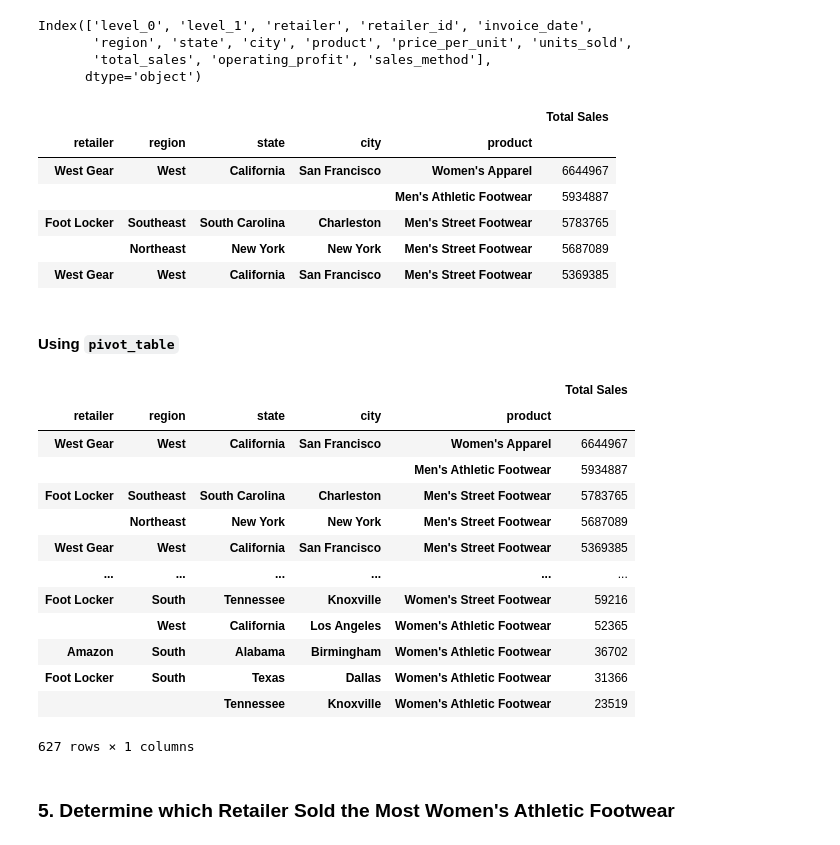
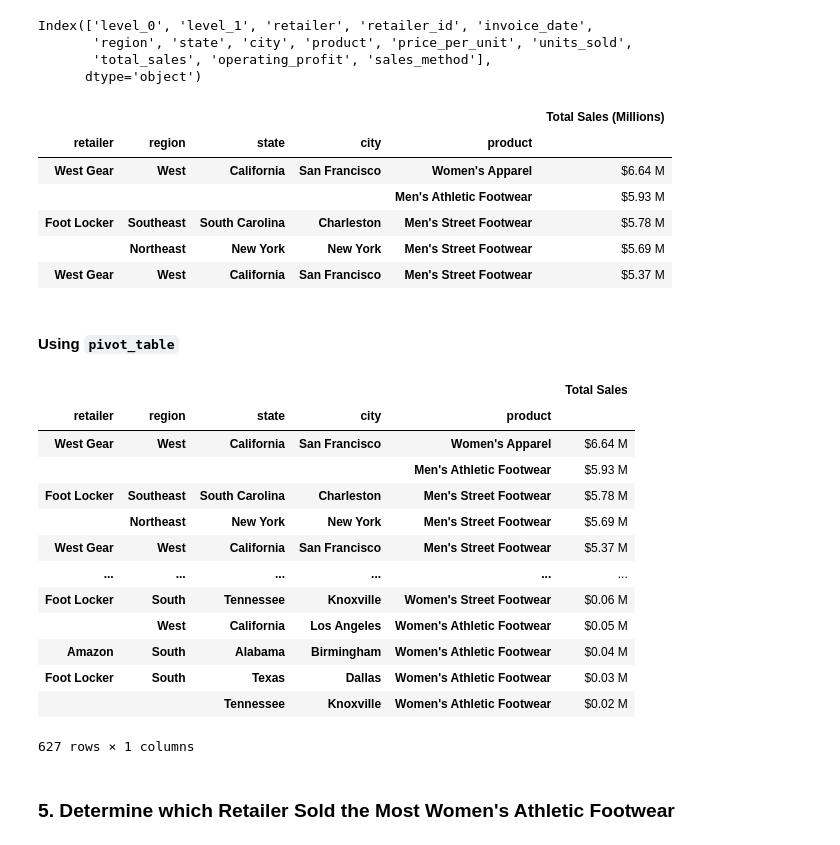
Before and after one commit to ncmoliver/athletic_sales_analysis, a Jupyter notebook: athletic_sales_analysis.ipynb, the cells around one changed output. Cells and saved outputs as stored; diff of their text form; code cells hidden in the pictures.

Commit message:
project formatted, function added format_sales

```diff
--- a/athletic_sales_analysis.ipynb
+++ b/athletic_sales_analysis.ipynb
@@ -258,46 +265,51 @@ Index(['level_0', 'level_1', 'retailer', 'retailer_id', 'invoice_date',
 # Show the total sales for the products sold for each retailer, region, state, and city.
 # Rename the "total_sales" column to "Total Sales"
 total_sales_retail_region = combined_df.groupby(['retailer','region', 'state', 'city','product'])[['total_sales']].sum()
-total_sales_retail_region = total_sales_retail_region.rename(columns=({'total_sales' : 'Total Sales'}))
+total_sales_retail_region = total_sales_retail_region.rename(columns=({'total_sales' : 'Total Sales (Millions)'}))
+total_sales_retail_region = total_sales_retail_region['Total Sales (Millions)'].apply(format_sales)
+
 # Show the top 5 results.
-total_sales_retail_region.sort_values(by='Total Sales', ascending=False).head(5)
+total_sales_sorted = total_sales_retail_region.sort_values(ascending=False).head(5)
+total_sales_df = pd.DataFrame(total_sales_sorted)
+total_sales_df
 # %% [output]
-|  |  |  |  |  | Total Sales |
+|  |  |  |  |  | Total Sales (Millions) |
 | retailer | region | state | city | product |  |
-| West Gear | West | California | San Francisco | Women's Apparel | 6644967 |
-|  |  |  |  | Men's Athletic Footwear | 5934887 |
-| Foot Locker | Southeast | South Carolina | Charleston | Men's Street Footwear | 5783765 |
-|  | Northeast | New York | New York | Men's Street Footwear | 5687089 |
-| West Gear | West | California | San Francisco | Men's Street Footwear | 5369385 |
+| West Gear | West | California | San Francisco | Women's Apparel | $6.64 M |
+|  |  |  |  | Men's Athletic Footwear | $5.93 M |
+| Foot Locker | Southeast | South Carolina | Charleston | Men's Street Footwear | $5.78 M |
+|  | Northeast | New York | New York | Men's Street Footwear | $5.69 M |
+| West Gear | West | California | San Francisco | Men's Street Footwear | $5.37 M |
 # %% [markdown]
 #### Using `pivot_table`
 # %%
 # Show the total sales for the products sold for each retailer, region, state, and city.
 sales_by_retailer_region = combined_df.pivot_table(index=['retailer', 'region', 'state', 'city', 'product'],
                                                    values='total_sales',
                                                    aggfunc='sum')
 
 
 # Optional: Rename the "total_sales" column to "Total Sales"
 renamed_df = sales_by_retailer_region.rename(columns=({'total_sales' : 'Total Sales'}))
-
+renamed_df = renamed_df['Total Sales'].apply(format_sales)
 # Show the top 5 results.
-top_5 = renamed_df.sort_values(by='Total Sales', ascending=False)
-top_5
+top_5 = renamed_df.sort_values(ascending=False)
+top_5_df = pd.DataFrame(top_5)
+top_5_df
 # %% [output]
 |  |  |  |  |  | Total Sales |
 | retailer | region | state | city | product |  |
-| West Gear | West | California | San Francisco | Women's Apparel | 6644967 |
-|  |  |  |  | Men's Athletic Footwear | 5934887 |
-| Foot Locker | Southeast | South Carolina | Charleston | Men's Street Footwear | 5783765 |
-|  | Northeast | New York | New York | Men's Street Footwear | 5687089 |
-| West Gear | West | California | San Francisco | Men's Street Footwear | 5369385 |
+| West Gear | West | California | San Francisco | Women's Apparel | $6.64 M |
+|  |  |  |  | Men's Athletic Footwear | $5.93 M |
+| Foot Locker | Southeast | South Carolina | Charleston | Men's Street Footwear | $5.78 M |
+|  | Northeast | New York | New York | Men's Street Footwear | $5.69 M |
+| West Gear | West | California | San Francisco | Men's Street Footwear | $5.37 M |
 | ... | ... | ... | ... | ... | ... |
-| Foot Locker | South | Tennessee | Knoxville | Women's Street Footwear | 59216 |
-|  | West | California | Los Angeles | Women's Athletic Footwear | 52365 |
-| Amazon | South | Alabama | Birmingham | Women's Athletic Footwear | 36702 |
-| Foot Locker | South | Texas | Dallas | Women's Athletic Footwear | 31366 |
-|  |  | Tennessee | Knoxville | Women's Athletic Footwear | 23519 |
+| Foot Locker | South | Tennessee | Knoxville | Women's Street Footwear | $0.06 M |
+|  | West | California | Los Angeles | Women's Athletic Footwear | $0.05 M |
+| Amazon | South | Alabama | Birmingham | Women's Athletic Footwear | $0.04 M |
+| Foot Locker | South | Texas | Dallas | Women's Athletic Footwear | $0.03 M |
+|  |  | Tennessee | Knoxville | Women's Athletic Footwear | $0.02 M |
 627 rows × 1 columns
 # %% [markdown]
 ### 5. Determine which Retailer Sold the Most Women's Athletic Footwear
```
Also changed, not shown: parts of 5 cells of this notebook, 1 other file.
